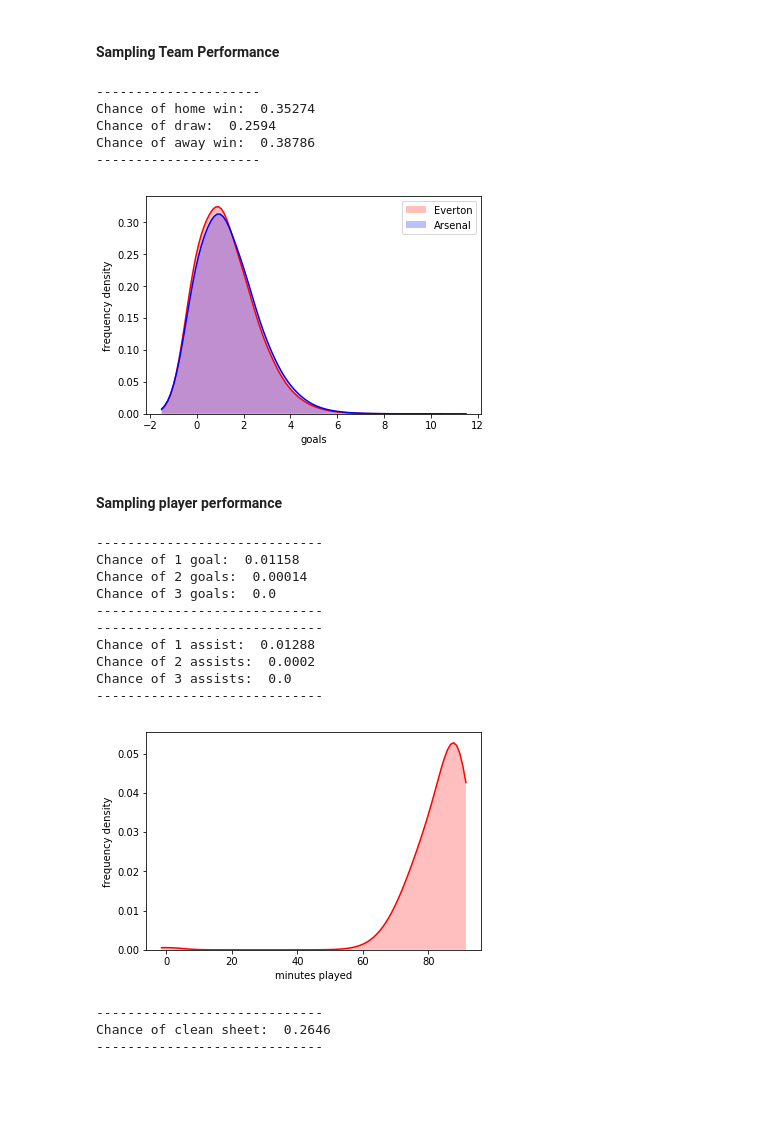
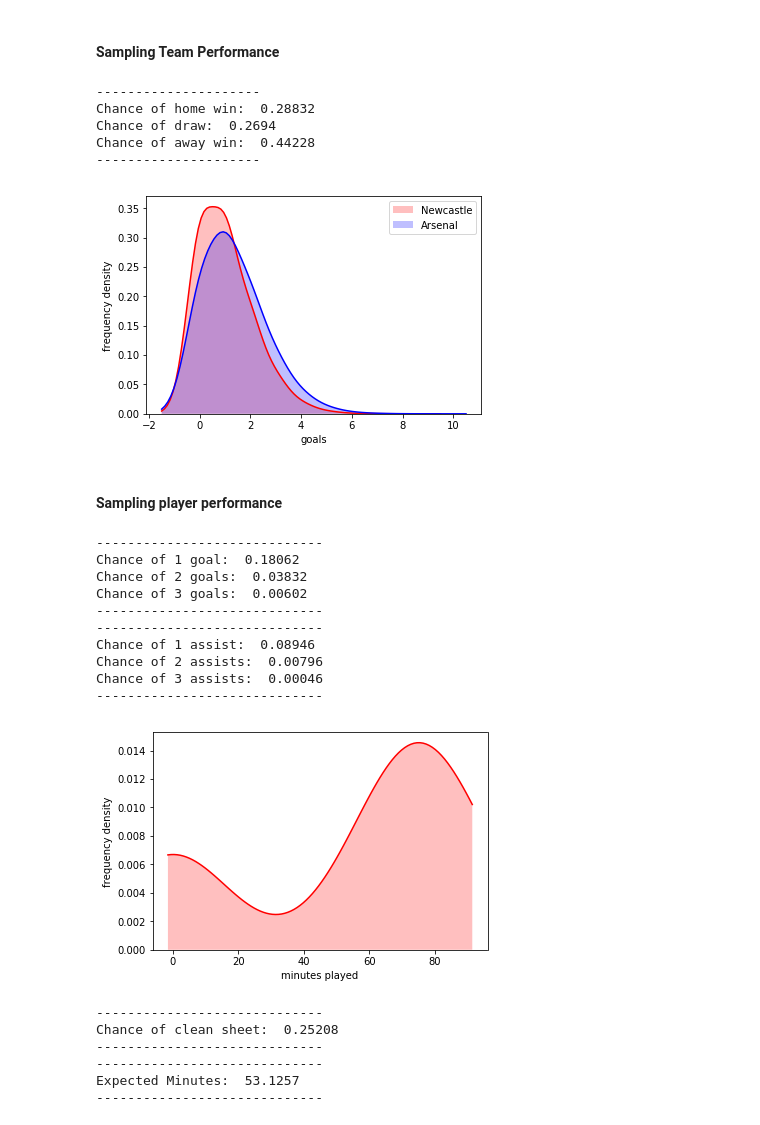
Before and after one commit to kalyanrparajuli/Fantasy-Football, a Jupyter notebook: models/sampling.ipynb, the cells around one changed output. Drawn from its saved outputs; the diff is of its cells as text; code cells hidden in the pictures; blank space fills up the shorter version.

Commit message:
added in starting option to sampling player perforamnce

```diff
--- a/models/sampling.ipynb
+++ b/models/sampling.ipynb
@@ -18,7 +18,7 @@ teams = pd.read_csv("../parameters/all_teams.csv", header=None).values[:, 0]
 # %% [markdown]
 ### Match-up
 # %%
-home_team = 'Everton'
+home_team = 'Newcastle'
 away_team = 'Arsenal'
 home_form = 0  # points in last 5 games
 away_form = 0  # points in last 5 games
@@ -56,15 +56,16 @@ print('Chance of away win: ', sum(goals_home < goals_away) / N)
 print('---------------------')
 # %% [output]
 ---------------------
-Chance of home win:  0.35274
-Chance of draw:  0.2594
-Chance of away win:  0.38786
+Chance of home win:  0.28832
+Chance of draw:  0.2694
+Chance of away win:  0.44228
 ---------------------
-[figure, old version]
+[figure, new version]
 # %% [markdown]
 #### Sampling player performance
 # %%
-player = 'Jordan Pickford'
+player = 'Pierre-Emerick Aubameyang'
+starting = None  # either true false or None
 home_players = list(all_players_params.loc[all_players_params.index[all_players_params['team'] == home_team], 'player'])
 away_players = list(all_players_params.loc[all_players_params.index[all_players_params['team'] == away_team], 'player'])
 if (player not in home_players) and (player not in away_players):
@@ -86,45 +87,53 @@ else:
     b_goals = all_players_params.loc[all_players_params.index[all_players_params['player'] == player], 'b_goals'].values[0]
     c_goals = all_players_params.loc[all_players_params.index[all_players_params['player'] == player], 'c_goals'].values[0]
 
     for i in range(N):
-        mins_played[i] = sample_mins_played(a_mins, b_mins, a_games, b_games)
+        mins_played[i] = sample_mins_played(a_mins, b_mins, a_games, b_games, starting)
         clean_sheets[i] = (mins_played[i] >= 60) * (np.array([goals_home[i], goals_away[i]])[int(home_team == team_player)] == 0)
         goa, assi = sample_goals_and_assists(a_goals, b_goals, c_goals, int(np.array([goals_home[i], goals_away[i]])[int(away_team == team_player)]), mins_played[i])
         goals[i] = goa
         assists[i] = assi
 
     print('-----------------------------')
     print('Chance of 1 goal: ', sum(goals == 1) / N)
     print('Chance of 2 goals: ', sum(goals == 2) / N)
     print('Chance of 3 goals: ', sum(goals == 3) / N)
     print('-----------------------------')
 
     print('-----------------------------')
     print('Chance of 1 assist: ', sum(assists == 1) / N)
     print('Chance of 2 assists: ', sum(assists == 2) / N)
     print('Chance of 3 assists: ', sum(assists == 3) / N)
     print('-----------------------------')
 
-    p1=sns.kdeplot(mins_played, shade=True, color="r", bw=0.5)
-    plot.xlabel("minutes played")
-    plot.ylabel('frequency density')
-    plot.show()
+    if all(mins_played == 0) == False:
+        p1=sns.kdeplot(mins_played, shade=True, color="r", bw=0.5)
+        plot.xlabel("minutes played")
+        plot.ylabel('frequency density')
+        plot.show()
 
     print('-----------------------------')
     print('Chance of clean sheet: ', sum(clean_sheets) / N)
     print('-----------------------------')
+
+    print('-----------------------------')
+    print('Expected Minutes: ', np.mean(mins_played))
+    print('-----------------------------')
 # %% [output]
 -----------------------------
-Chance of 1 goal:  0.01158
-Chance of 2 goals:  0.00014
-Chance of 3 goals:  0.0
+Chance of 1 goal:  0.18062
+Chance of 2 goals:  0.03832
+Chance of 3 goals:  0.00602
 -----------------------------
 -----------------------------
-Chance of 1 assist:  0.01288
-Chance of 2 assists:  0.0002
-Chance of 3 assists:  0.0
+Chance of 1 assist:  0.08946
+Chance of 2 assists:  0.00796
+Chance of 3 assists:  0.00046
 -----------------------------
-[figure, old version]
+[figure, new version]
 -----------------------------
-Chance of clean sheet:  0.2646
+Chance of clean sheet:  0.25208
 -----------------------------
+-----------------------------
+Expected Minutes:  53.1257
+-----------------------------
```
Also changed, not shown: 1 other file.
